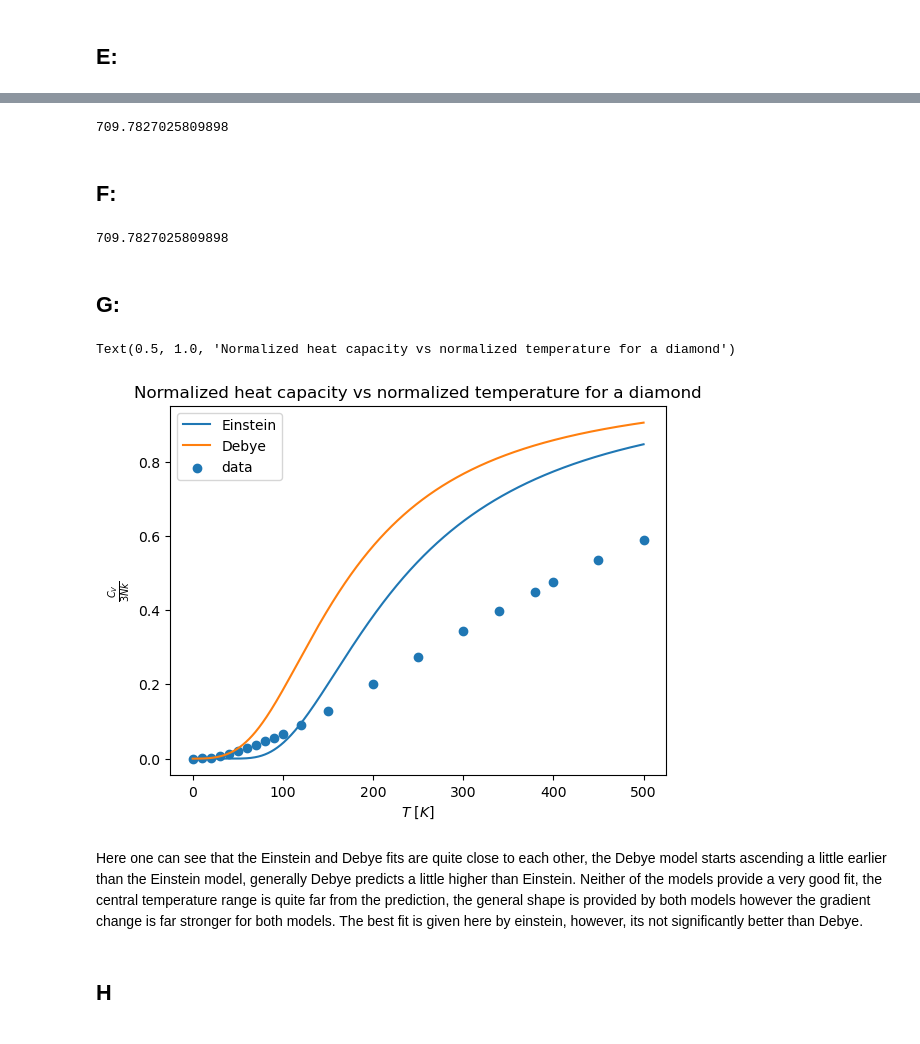
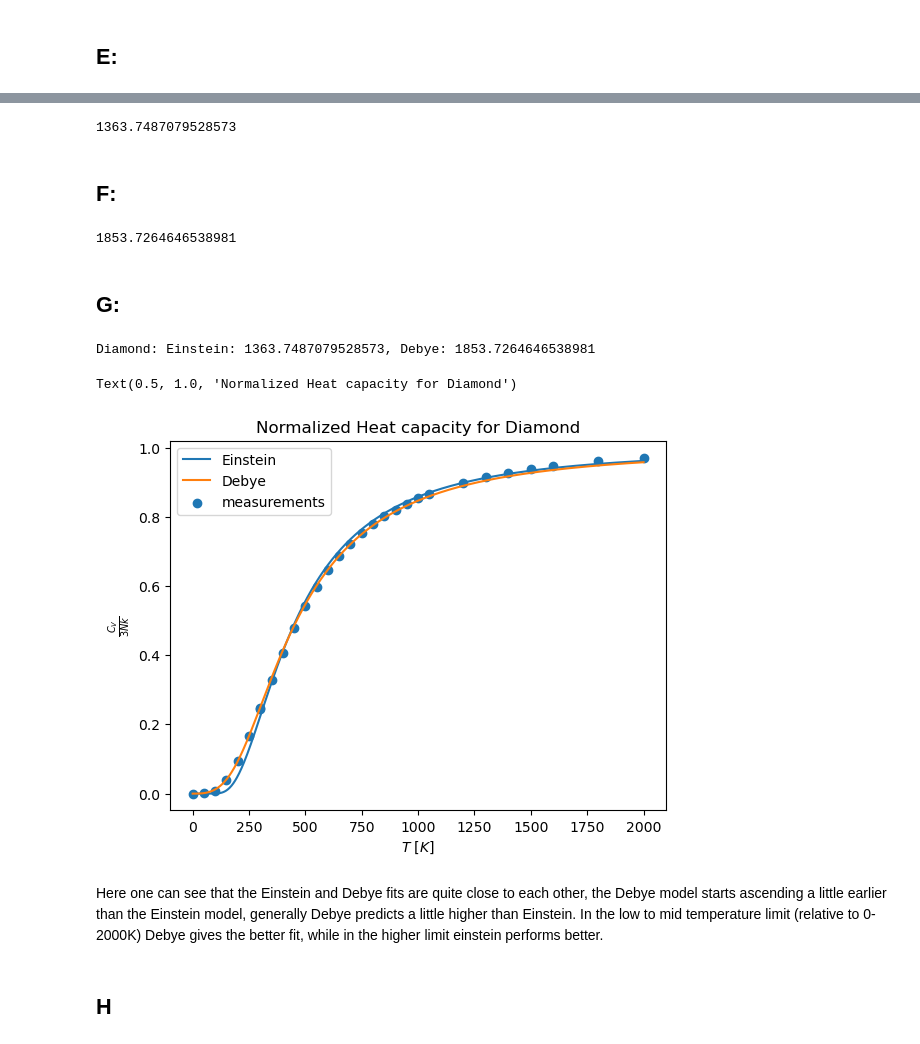
Before and after one commit to Naderschah/Msc_Physics, a Jupyter notebook: Statistial_Mechanics/midterm_assignment.ipynb, the cells around one changed output, grey strips where cells are left out. Saved outputs shown, nothing was run; the diff lists cells and outputs as text; code cells hidden in the pictures.

```diff
--- a/Statistial_Mechanics/midterm_assignment.ipynb
+++ b/Statistial_Mechanics/midterm_assignment.ipynb
@@ -173,17 +146,7 @@ y_dat = data[:,1]*4.184/(3*cst.k*cst.Avogadro)#/ () # cal-> J and move constants
 
 
 def heat_capactity(T, T_E):
-    return (T_E/T)**2 * ((np.exp(T_E/T) ) / ((np.exp(T_E/T))-1)**2 )
-
-
-#Alternate form
-#def heat_capactity(T, T_E):
-#    return T_E**2*(1/(np.sinh(T_E/2*T)**2))/(4*T**2)
-
-
-# Low T form:
-#def heat_capactity(T, T_E):
-#    return (T_E/T)**2 * (np.exp(-T_E/T) )# / ((np.exp(T_E/T))-1)**2 )
+    return (T_E/T)**2 * ((np.exp(-T_E/T) ) / ((np.exp(-T_E/T))-1)**2 )
 
 
 T_E, pcov = scipy.optimize.curve_fit(heat_capactity, x_dat, y_dat,p0=[298])
@@ -192,7 +155,7 @@ T_E=T_E[0]
 T_E_diamond = T_E
 T_E
 # %% [output]
-709.7827025809898
+1363.7487079528573
 # %% [markdown]
 ## F:
 # %%
@@ -208,30 +171,32 @@ def Debye_temp(T,T_D):
     return (4*D(T_D/T)- (3*T_D/T*np.exp(-T_D/T))/(1-np.exp(-T_D/T)))
 
 
-T_D, pcov = scipy.optimize.curve_fit(heat_capactity, x_dat, y_dat,p0=[298])
+T_D, pcov = scipy.optimize.curve_fit(Debye_temp, x_dat, y_dat,p0=[298])
 T_D=T_D[0]
 # %%
 T_D_diamond = T_D
 T_D
 # %% [output]
-709.7827025809898
+1853.7264646538981
 # %% [markdown]
 ## G:
 # %%
 import matplotlib.pyplot as plt
+print('Diamond: Einstein: {}, Debye: {}'.format(T_E,T_D))
 x = np.linspace(0.1,x_dat.max(),1000)
 plt.plot(x,heat_capactity(x, T_E=T_E), label='Einstein')
 plt.plot(x,Debye_temp(x, T_D=T_D), label='Debye')
-plt.scatter(x_dat,y_dat,label='data')
+plt.scatter(x_dat,y_dat,label='measurements')
 plt.xlabel(r'$T\ [K]$')
 plt.ylabel(r'$\frac{C_V}{3Nk}$')
 plt.legend()
-plt.title('Normalized heat capacity vs normalized temperature for a diamond')
+plt.title('Normalized Heat capacity for Diamond')
 # %% [output]
-Text(0.5, 1.0, 'Normalized heat capacity vs normalized temperature for a diamond')
+Diamond: Einstein: 1363.7487079528573, Debye: 1853.7264646538981
+Text(0.5, 1.0, 'Normalized Heat capacity for Diamond')
-[figure, old version]
+[figure, new version]
 # %% [markdown]
-Here one can see that the Einstein and Debye fits are quite close to each other, the Debye model starts ascending a little earlier than the Einstein model, generally Debye predicts a little higher than Einstein. Neither of the models provide a very good fit, the central temperature range is quite far from the prediction, the general shape is provided by both models however the gradient change is far stronger for both models. The best fit is given here by einstein, however, its not significantly better than Debye.
+Here one can see that the Einstein and Debye fits are quite close to each other, the Debye model starts ascending a little earlier than the Einstein model, generally Debye predicts a little higher than Einstein. In the low to mid temperature limit (relative to 0-2000K) Debye gives the better fit, while in the higher limit einstein performs better.
 # %% [markdown]
 ## H
 # %%
```
Also changed, not shown: parts of 9 cells of this notebook, 1 other file.
